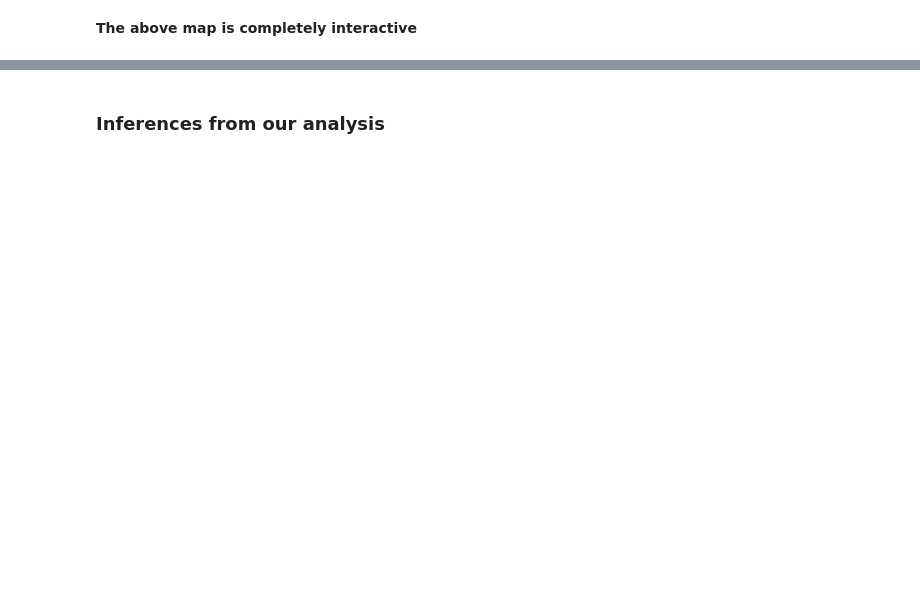
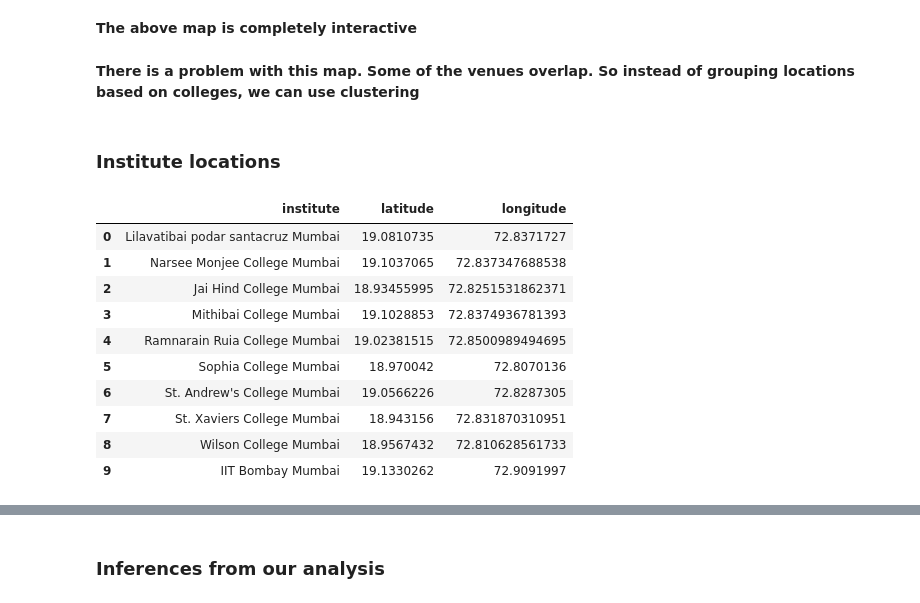
Before and after one commit to SidJain1412/Coursera_Capstone, a Jupyter notebook: FinalProject.ipynb, the cells around one changed output, grey strips where cells are left out. Cells and saved outputs as stored; diff of their text form; code cells hidden in the pictures; blank space fills up the shorter version.

Commit message:
Clustering and final details

```diff
--- a/FinalProject.ipynb
+++ b/FinalProject.ipynb
@@ -82,6 +84,12 @@ CLIENT_SECRET:GAGO1KZFQ1DI3IKT1DG42DNQLGHPEBSJIE0QMDRXBJIHGJB1
 insts = ['Lilavatibai podar santacruz', 'Narsee Monjee College', 'University of Mumbai', 'Jai Hind College',
          'Mithibai College', 'Ramnarain Ruia College', 'Sophia College', "St. Andrew's College",
          'St. Xaviers College', 'Wilson College', 'IIT Bombay', 'Arya Vidya Mandir', 'BD Somani', 'Cambridge School',
-         'Don Bosco High School', 'Hiranandani Foundation School Powai', 'Oberoi International', 'Vibgyor High School']
+         'Don Bosco High School', 'Hiranandani Foundation School Powai', 'Oberoi International', 'Vibgyor High School',
+        'Tolani College of Commerce', 'Elphinstone College', 'HR College of Commerce',
+         'Ramniranjan Anandilal Podar College of Commerce and Economics', 'Sathaye College',
+         'Swami Vivekanand College', 'Thakur College', 'Veermata Jijabai', 'Institute of Chemical Technology',
+         'Dhirubhai Ambani International School', 'Ecole Mondiale World School', 'Gokuldham High School',
+         'Hansraj Morarji Public School', 'Jamnabai Narsee School', 'JB Petit High School', 'Rajhans Vidyalaya'
+        ]
 print(len(insts))
 # %% [output]
@@ -88,0 +97,3 @@ print(len(insts))
+# %%
+for i in insts:
+    print(i)
@@ -311,3 +339,22 @@ Vibgyor High School Mumbai , Venues:  6
 [interactive output not drawn]
 # %% [markdown]
 **The above map is completely interactive**
+# %% [markdown]
+**There is a problem with this map. Some of the venues overlap. So instead of grouping locations based on colleges, we can use clustering**
+# %% [markdown]
+### Institute locations
+# %%
+instdf = pd.DataFrame(institutes)
+instdf.head(10)
+# %% [output]
+|  | institute | latitude | longitude |
+| 0 | Lilavatibai podar santacruz Mumbai | 19.0810735 | 72.8371727 |
+| 1 | Narsee Monjee College Mumbai | 19.1037065 | 72.837347688538 |
+| 2 | Jai Hind College Mumbai | 18.93455995 | 72.8251531862371 |
+| 3 | Mithibai College Mumbai | 19.1028853 | 72.8374936781393 |
+| 4 | Ramnarain Ruia College Mumbai | 19.02381515 | 72.8500989494695 |
+| 5 | Sophia College Mumbai | 18.970042 | 72.8070136 |
+| 6 | St. Andrew's College Mumbai | 19.0566226 | 72.8287305 |
+| 7 | St. Xaviers College Mumbai | 18.943156 | 72.831870310951 |
+| 8 | Wilson College Mumbai | 18.9567432 | 72.810628561733 |
+| 9 | IIT Bombay Mumbai | 19.1330262 | 72.9091997 |
```
Also changed, not shown: parts of 39 cells of this notebook.
